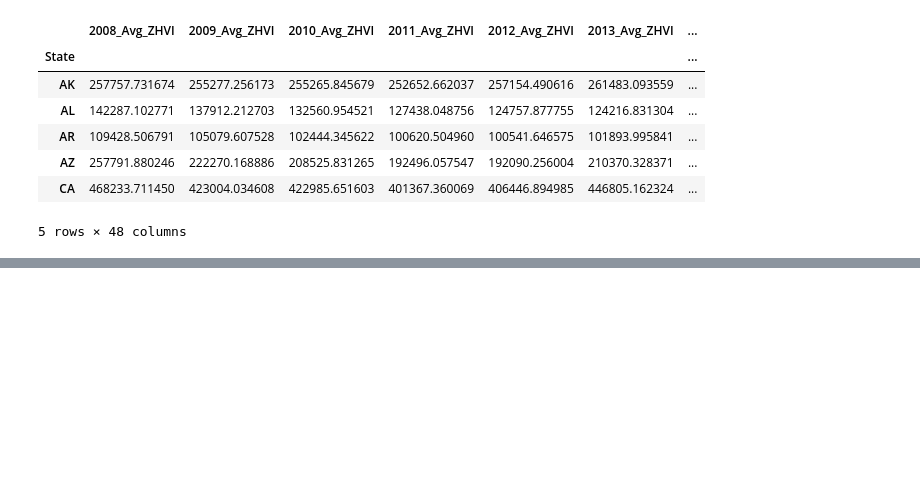
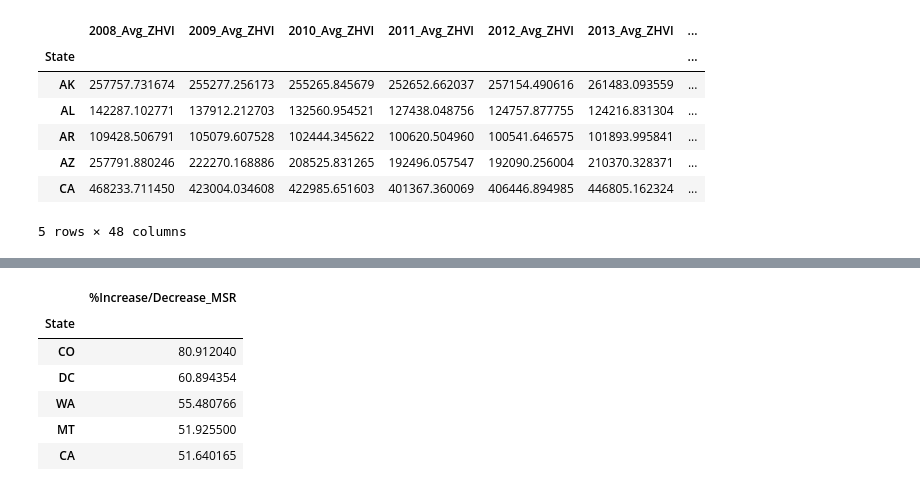
Before and after one commit to cmarchini19/US-Housing-Market-Analysis, a Jupyter notebook: main-data R.ipynb, the cells around one changed output, grey strips where cells are left out. Cells and saved outputs as stored; diff of their text form; code cells hidden in the pictures; blank space fills up the shorter version.

```diff
--- a/main-data R.ipynb
+++ b/main-data R.ipynb
@@ -287,3 +308,21 @@ state_data["%Increase/Decrease_ZHVI"] = ((state_data["2019_Avg_ZHVI"] - state_da
 state_data["%Increase/Decrease_MSR"] = ((state_data["2019_Avg_MSR"] - state_data["2008_Avg_MSR"])/state_data["2008_Avg_MSR"]) * 100
 state_data["%Increase/Decrease_NS"] = ((state_data["2019_Avg_NS"] - state_data["2008_Avg_NS"])/state_data["2008_Avg_NS"]) * 100
 state_data["%Increase/Decrease_FR"] = ((state_data["2019_Avg_FR"] - state_data["2008_Avg_FR"])/state_data["2008_Avg_FR"]) * 100
+# %%
+sorted_msr_highest = state_data["%Increase/Decrease_MSR"].sort_values(ascending=False)
+top_states_msr = sorted_msr_highest.head(5)
+top_states_msr = top_states_msr.to_frame()
+top_states_msr
+
+sorted_msr_lowest = state_data["%Increase/Decrease_MSR"].sort_values()
+bottom_states_msr = sorted_msr_lowest.head(5)
+bottom_states_msr = bottom_states_msr.to_frame()
+top_states_msr
+# %% [output]
+|  | %Increase/Decrease_MSR |
+| State |  |
+| CO | 80.912040 |
+| DC | 60.894354 |
+| WA | 55.480766 |
+| MT | 51.925500 |
+| CA | 51.640165 |
```
Also changed, not shown: parts of 6 cells of this notebook, 2 other files.
